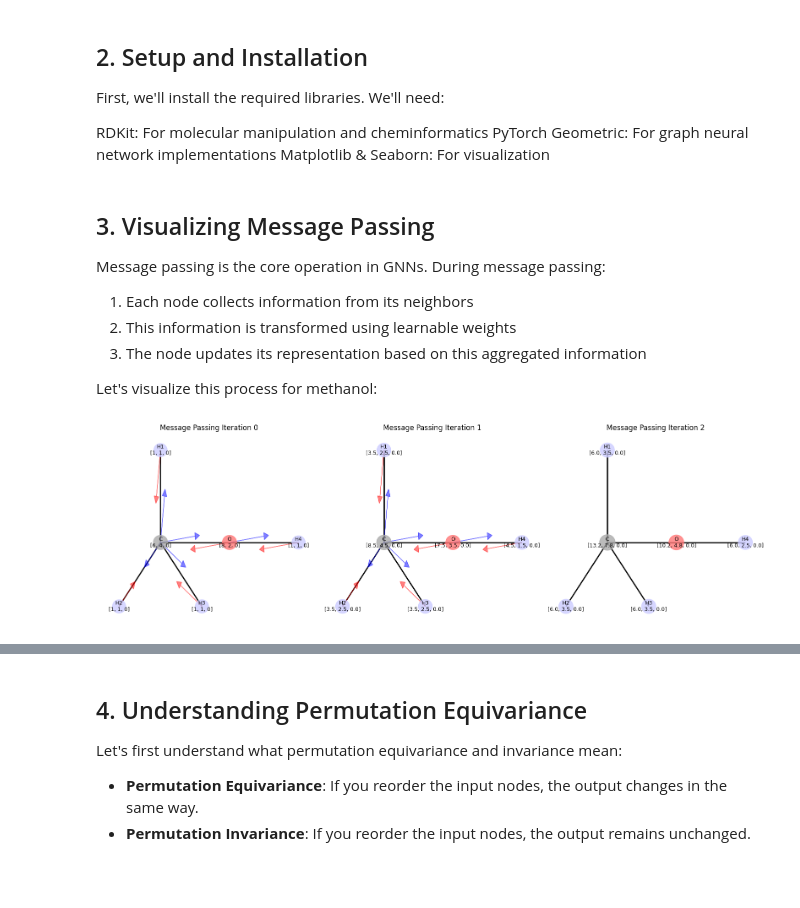
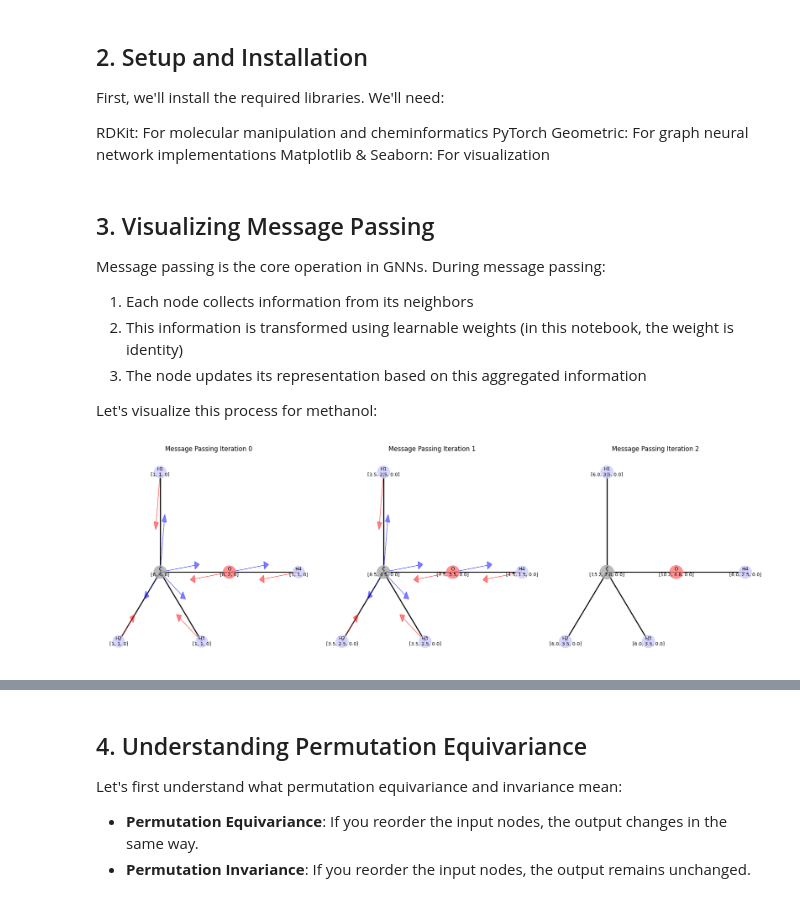
Before and after one commit to HFooladi/GNNs-For-Chemists, a Jupyter notebook: notebooks/02_GNN_message_passing.ipynb, the cells around one changed output, grey strips where cells are left out. Cells and saved outputs as stored; diff of their text form; code cells hidden in the pictures.

```diff
--- a/notebooks/02_GNN_message_passing.ipynb
+++ b/notebooks/02_GNN_message_passing.ipynb
@@ -54,7 +54,7 @@ from IPython.display import HTML
 
 Message passing is the core operation in GNNs. During message passing:
 1. Each node collects information from its neighbors
-2. This information is transformed using learnable weights
+2. This information is transformed using learnable weights (in this notebook, the weight is identity)
 3. The node updates its representation based on this aggregated information
 
 Let's visualize this process for methanol:
@@ -194,7 +194,7 @@ def visualize_message_passing():
 
     # Create a function to display multiple iterations
     def visualize_all_iterations(iterations=3):
-        fig, axes = plt.subplots(1, iterations, figsize=(16, 5))
+        fig, axes = plt.subplots(1, iterations, figsize=(18, 6))
 
         for i in range(iterations):
             if iterations == 1:
@@ -202,34 +202,34 @@ def visualize_message_passing():
             else:
                 ax = axes[i]
             visualize_message_passing_at_iteration(i, ax, show_messages=(i < iterations-1))
 
         plt.tight_layout()
         plt.show()
 
     # Display iterations 0, 1, and 2
     visualize_all_iterations(iterations=3)
 
     # Create an animation for a more dynamic visualization
     def create_animation():
         fig, ax = plt.subplots(figsize=(8, 6))
 
         def update(frame):
             ax.clear()
             visualize_message_passing_at_iteration(frame % 3, ax)
             return ax,
 
         ani = FuncAnimation(fig, update, frames=3, interval=1500, blit=False)
         plt.close()  # Don't display the figure
         return ani
 
     # Create and display the animation
     animation = create_animation()
     return HTML(animation.to_jshtml())
 
 # Run the visualization
 visualize_message_passing()
 # %% [output]
-[figure, old version]
+[figure, new version]
 [interactive output not drawn]
 # %% [markdown]
 ## 4. Understanding Permutation Equivariance <a name="understand-equivariance"></a>
```
